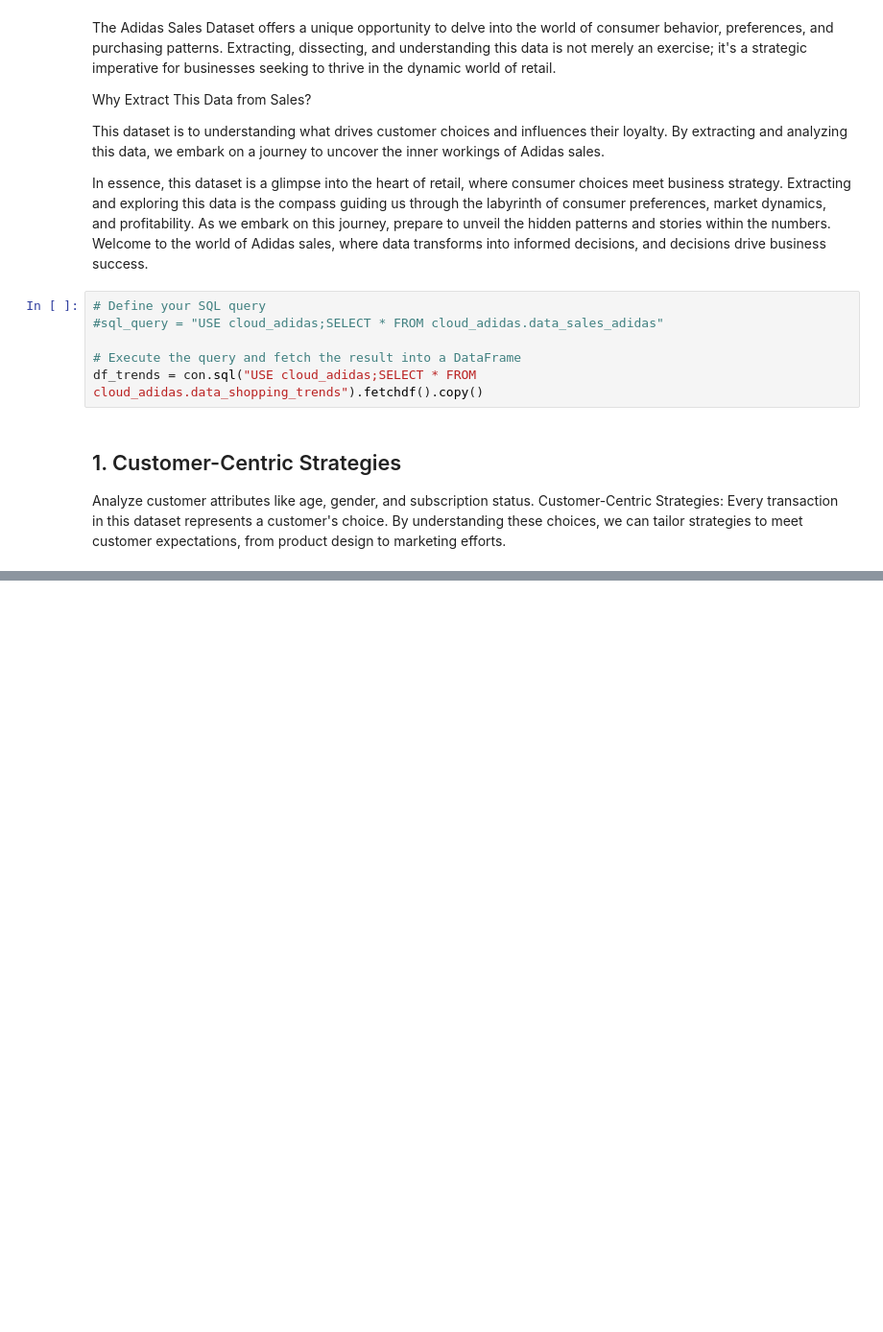
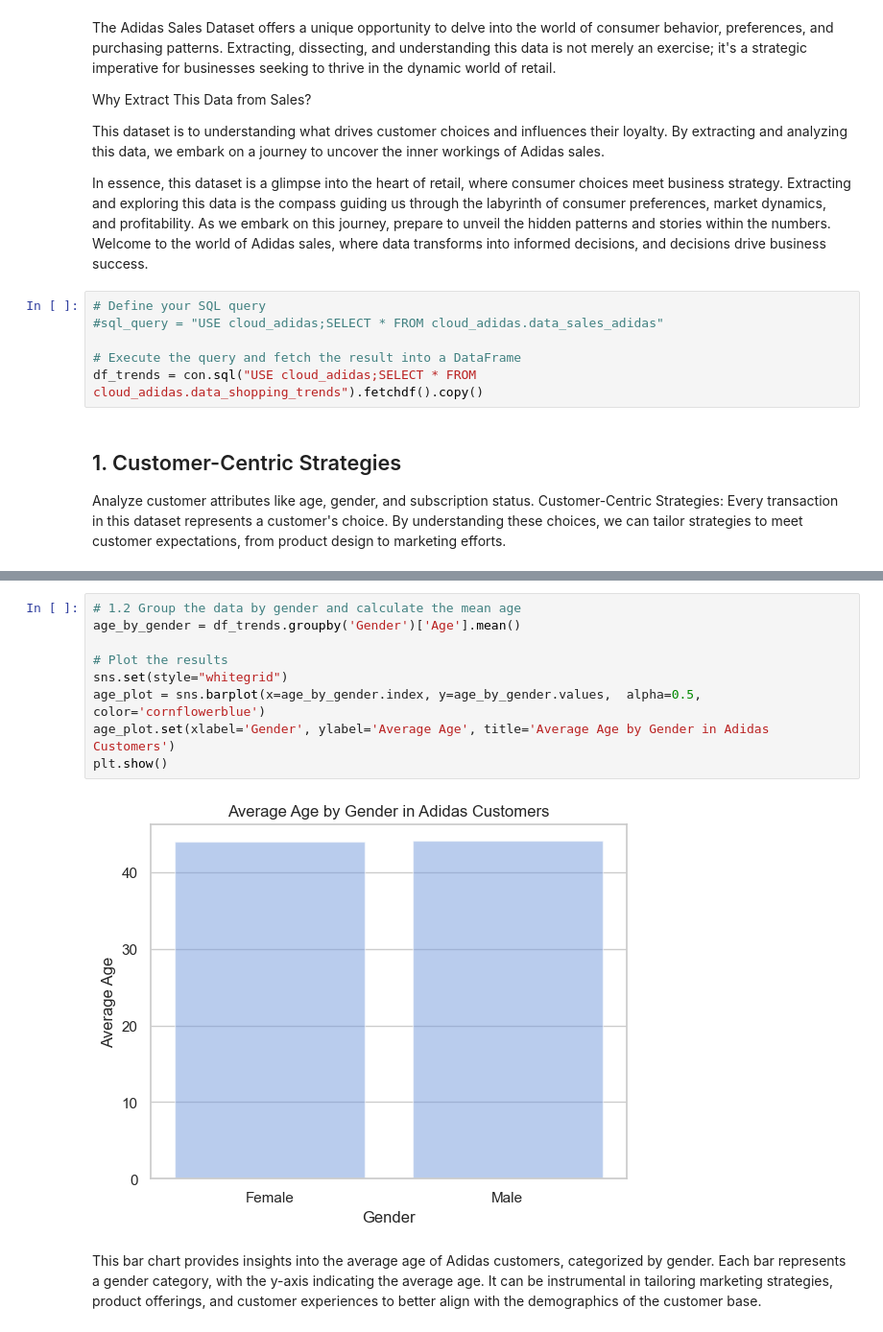
Before and after one commit to delatorrena2016/sql-etl-analytics, a Jupyter notebook: src/etl/extract_mother_duck.ipynb, the cells around one changed output, grey strips where cells are left out. Shown at 96% size. Saved outputs shown, nothing was run; the diff lists cells and outputs as text; blank space fills up the shorter version.

```diff
--- a/src/etl/extract_mother_duck.ipynb
+++ b/src/etl/extract_mother_duck.ipynb
@@ -1203,0 +1239,13 @@ print(f"The maximum age in the dataset is: {max_age}")
+# %%
+# 1.2 Group the data by gender and calculate the mean age
+age_by_gender = df_trends.groupby('Gender')['Age'].mean()
+
+# Plot the results
+sns.set(style="whitegrid")
+age_plot = sns.barplot(x=age_by_gender.index, y=age_by_gender.values,  alpha=0.5, color='cornflowerblue')
+age_plot.set(xlabel='Gender', ylabel='Average Age', title='Average Age by Gender in Adidas Customers')
+plt.show()
+# %% [output]
+[figure, added]
+# %% [markdown]
+This bar chart provides insights into the average age of Adidas customers, categorized by gender. Each bar represents a gender category, with the y-axis indicating the average age. It can be instrumental in tailoring marketing strategies, product offerings, and customer experiences to better align with the demographics of the customer base.
```
Also changed, not shown: parts of 3 cells of this notebook.
